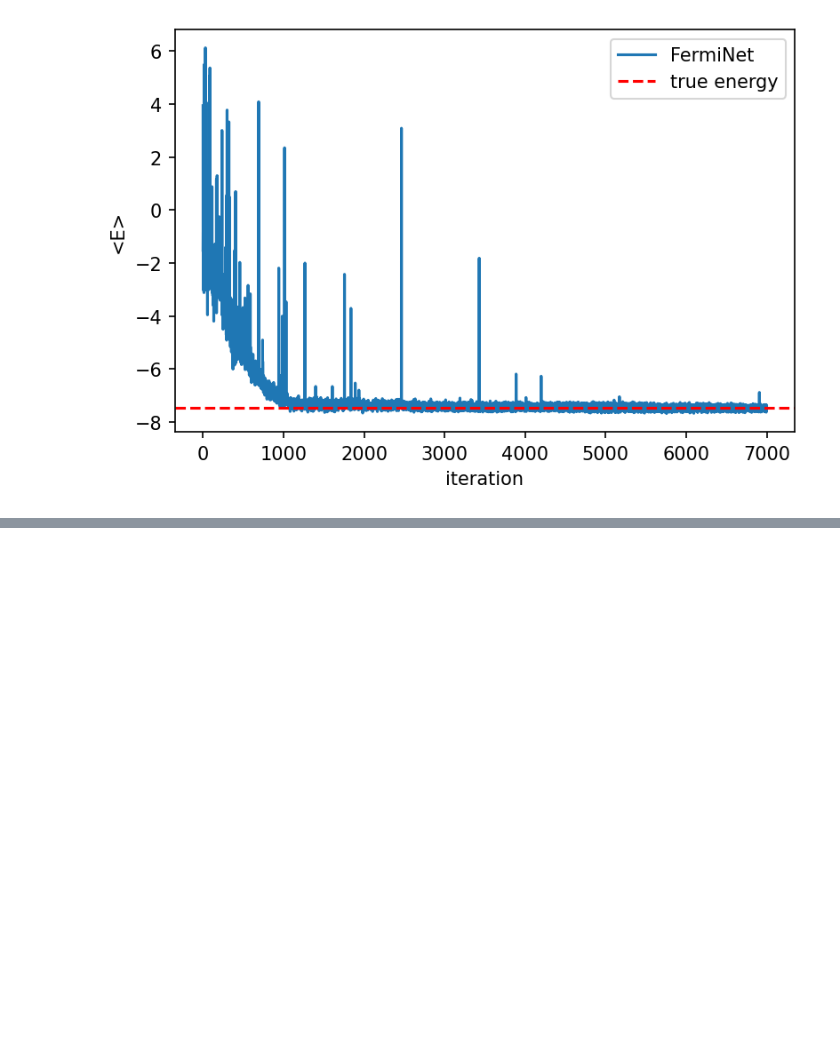
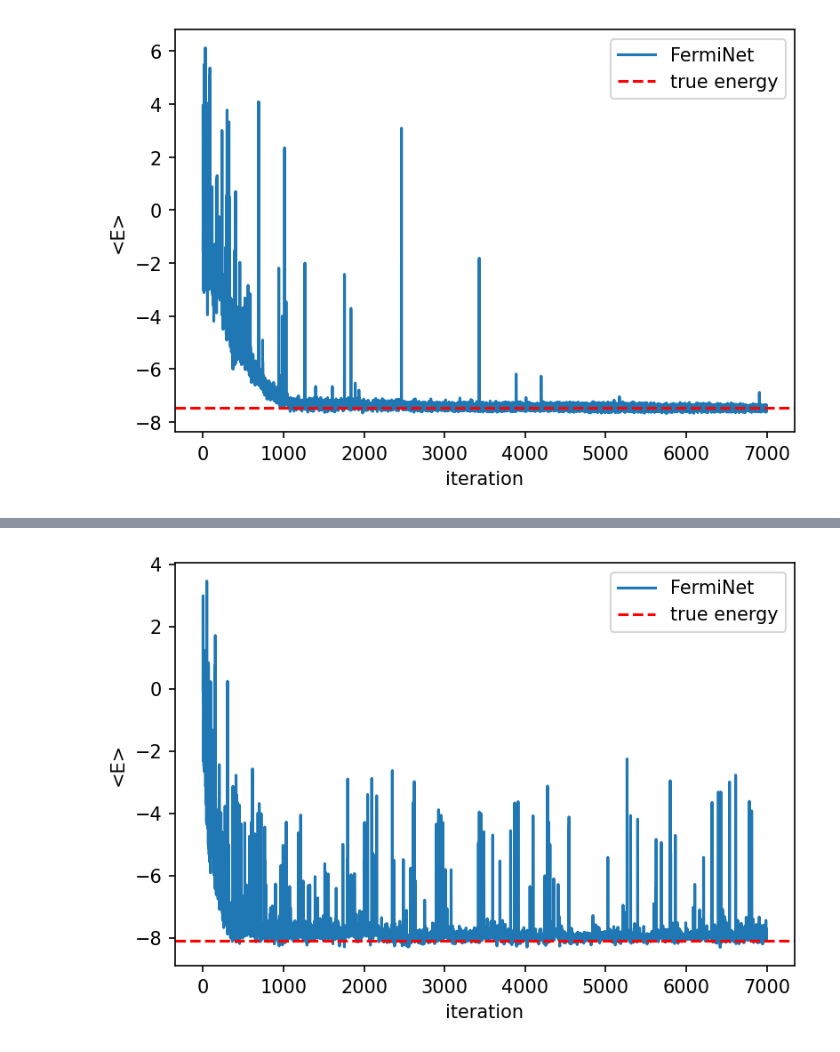
Before and after one commit to cevenkadir/ferminet, a Jupyter notebook: README.ipynb, the cells around one changed output, grey strips where cells are left out. Cells and saved outputs as stored; diff of their text form; code cells hidden in the pictures; blank space fills up the shorter version.

```diff
--- a/README.ipynb
+++ b/README.ipynb
@@ -81,0 +109,33 @@ fig.patch.set_facecolor('white')
+# %%
+n_step = 10  # number of steps in each sampling
+step_std_per_dim = (
+    0.02  # standard deviation of the Gaussian noise in each step for each dimension
+)
+
+# initalize the sampler
+sampler = Sampler(fn_mol, n_step, step_std_per_dim)
+# %%
+n_samples = 4096  # number of samples
+
+# initialize the driver
+nnqs = NNQS(sampler, hamiltonian, fn_mol, n_samples)
+# %%
+n_iters = 7000  # number of iterations
+
+# training the network
+params, energies = nnqs.train(n_iters, params, optax.chain(optax.adam(learning_rate=0.01), optax.add_noise(0.01,0.55,0))
+)
+# %%
+expected_energy = -8.07050
+# %%
+fig, ax = plt.subplots(dpi=150)
+
+ax.plot(energies, label="FermiNet")
+ax.set_xlabel("iteration")
+ax.set_ylabel("<E>")
+ax.axhline(expected_energy, color="r", linestyle="--", label="true energy")
+ax.legend()
+ax.patch.set_facecolor("white")
+fig.patch.set_facecolor("white")
+# %% [output]
+[figure, added]
```
Also changed, not shown: parts of 6 cells of this notebook, 2 other files.
